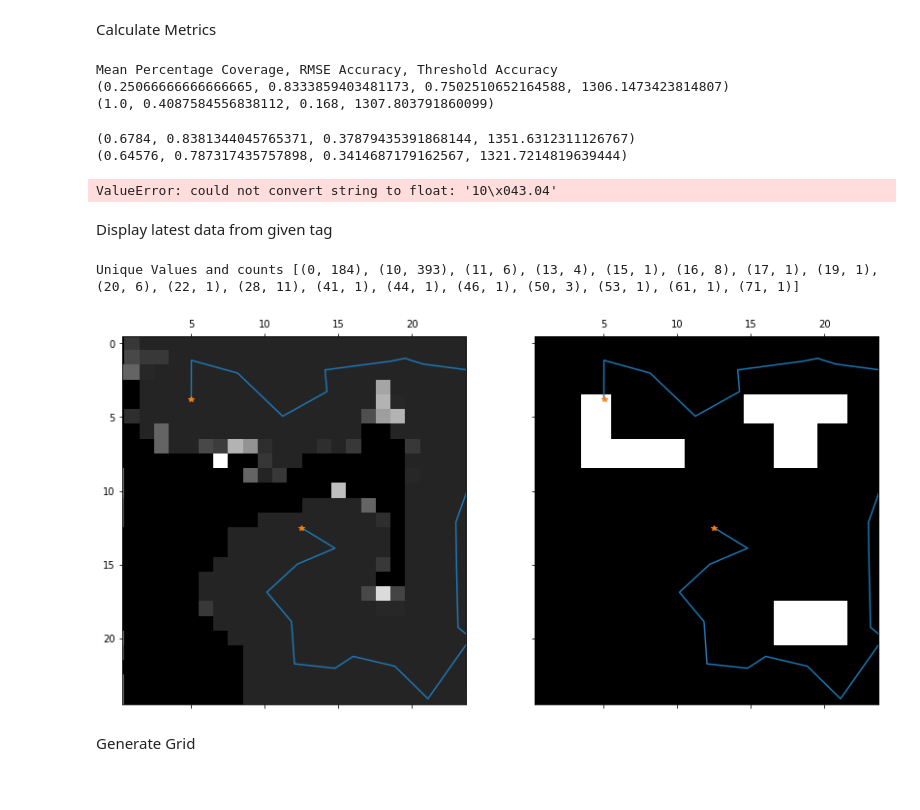
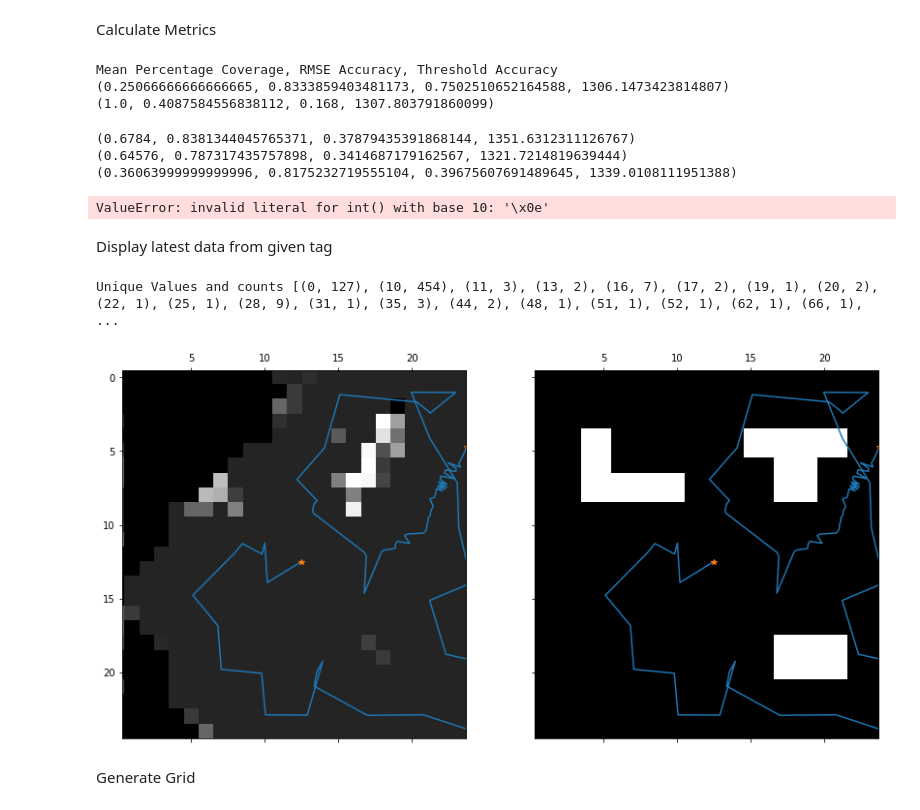
Before and after one commit to mhl787156/RomiExperiments, a Jupyter notebook: scripts/analyseData2.ipynb, the cells around one changed output. Saved outputs shown, nothing was run; the diff lists cells and outputs as text; code cells hidden in the pictures.

Commit message:
Added all data

```diff
--- a/scripts/analyseData2.ipynb
+++ b/scripts/analyseData2.ipynb
@@ -105,8 +105,12 @@ def readDataFile(datfile):
     with open(datfile) as f:
         for line in f:
             if 'Pose' in line:
-                x, y, h = parse('Pose: X: {} Y: {} H: {}', line)
-                positions.append(np.array([x, y, h], dtype=np.float32))
+                try:
+                    x, y, h = parse('Pose: X: {} Y: {} H: {}', line)
+                    positions.append(np.array([x, y, h], dtype=np.float32))
+                except:
+                    print(line)
+                    raise
 
             if 'NextMove' in line:
                 x1, y1, x2, y2 = parse('NextMove: {}, {} -> {}, {}', line)
@@ -334,28 +338,32 @@ datapath = os.path.join('..', 'data')
 print(('Mean Percentage Coverage, RMSE Accuracy, Threshold Accuracy'))
 print(calculateMetrics(datapath, 'Human_Readable',truemap))
 print(calculateMetrics(datapath, 'Non_Belief',truemap))
-print(calculateMetrics(datapath, 'AHE',truemap))
-print(calculateMetrics(datapath, 'CHE',truemap))
-print(calculateMetrics(datapath, 'R_',truemap2))
+print(calculateMetrics(datapath, 'AHE_3',truemap))
+print(calculateMetrics(datapath, 'CHE_3',truemap))
+print(calculateMetrics(datapath, 'R_3',truemap2))
+print(calculateMetrics(datapath, 'AHE_10',truemap))
+print(calculateMetrics(datapath, 'CHE_10',truemap))
+print(calculateMetrics(datapath, 'R_10',truemap2))
 # %% [output]
 Mean Percentage Coverage, RMSE Accuracy, Threshold Accuracy
 (0.25066666666666665, 0.8333859403481173, 0.7502510652164588, 1306.1473423814807)
 (1.0, 0.4087584556838112, 0.168, 1307.803791860099)
 (0.6784, 0.8381344045765371, 0.37879435391868144, 1351.6312311126767)
 (0.64576, 0.787317435757898, 0.3414687179162567, 1321.7214819639444)
+(0.36063999999999996, 0.8175232719555104, 0.39675607691489645, 1339.0108111951388)
-ValueError: could not convert string to float: '10\x043.04'
+ValueError: invalid literal for int() with base 10: '\x0e'
 # %% [markdown]
 Display latest data from given tag
 # %%
 def display_latest_data(tag, tmap=truemap):
     datapath = os.path.join('..', 'data')
     datafolder = get_latest_data_folder_loc_by_tag(datapath, tag)
     mapstime, positions, _ = read_in_maps_and_positions(datafolder)
     plot_final_map(mapstime, positions, tmap, highlight_seen=True)
-display_latest_data('CHE', tmap=truemap2)
+display_latest_data('CHE_10', tmap=truemap2)
 # %% [output]
-Unique Values and counts [(0, 184), (10, 393), (11, 6), (13, 4), (15, 1), (16, 8), (17, 1), (19, 1), (20, 6), (22, 1), (28, 11), (41, 1), (44, 1), (46, 1), (50, 3), (53, 1), (61, 1), (71, 1)]
+Unique Values and counts [(0, 127), (10, 454), (11, 3), (13, 2), (16, 7), (17, 2), (19, 1), (20, 2), (22, 1), (25, 1), (28, 9), (31, 1), (35, 3), (44, 2), (48, 1), (51, 1), (52, 1), (62, 1), (66, 1),  ...
-[figure, old version]
+[figure, new version]
 # %% [markdown]
 Generate Grid
 # %%
```
Also changed, not shown: 59 other files.
